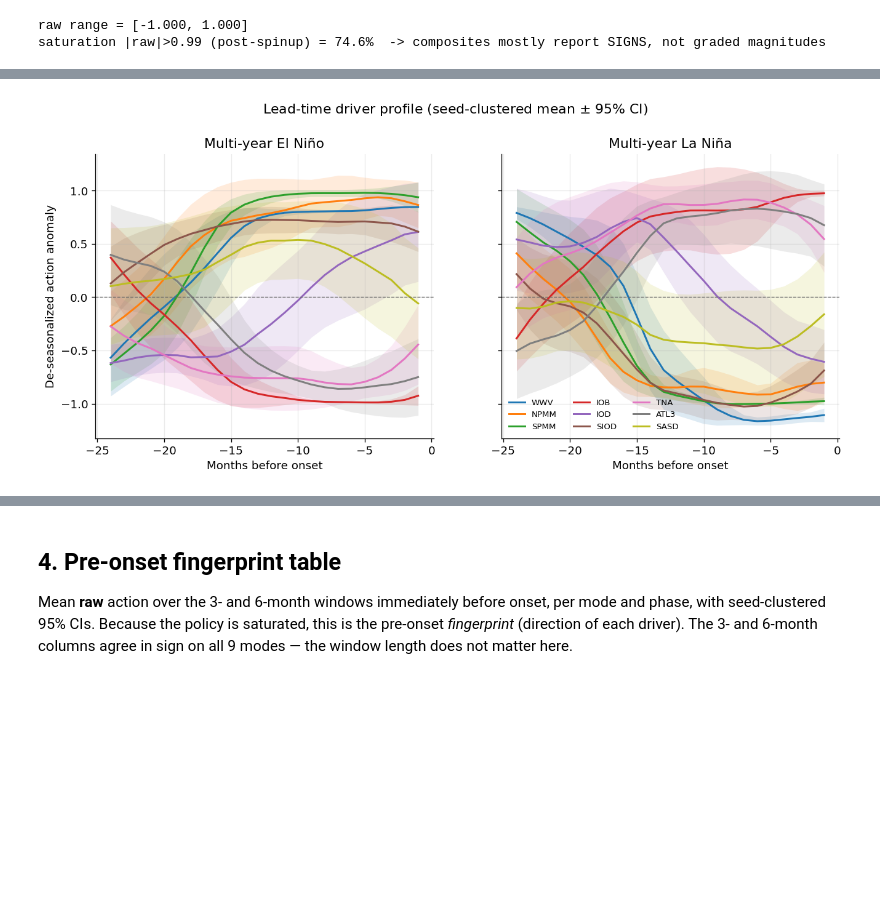
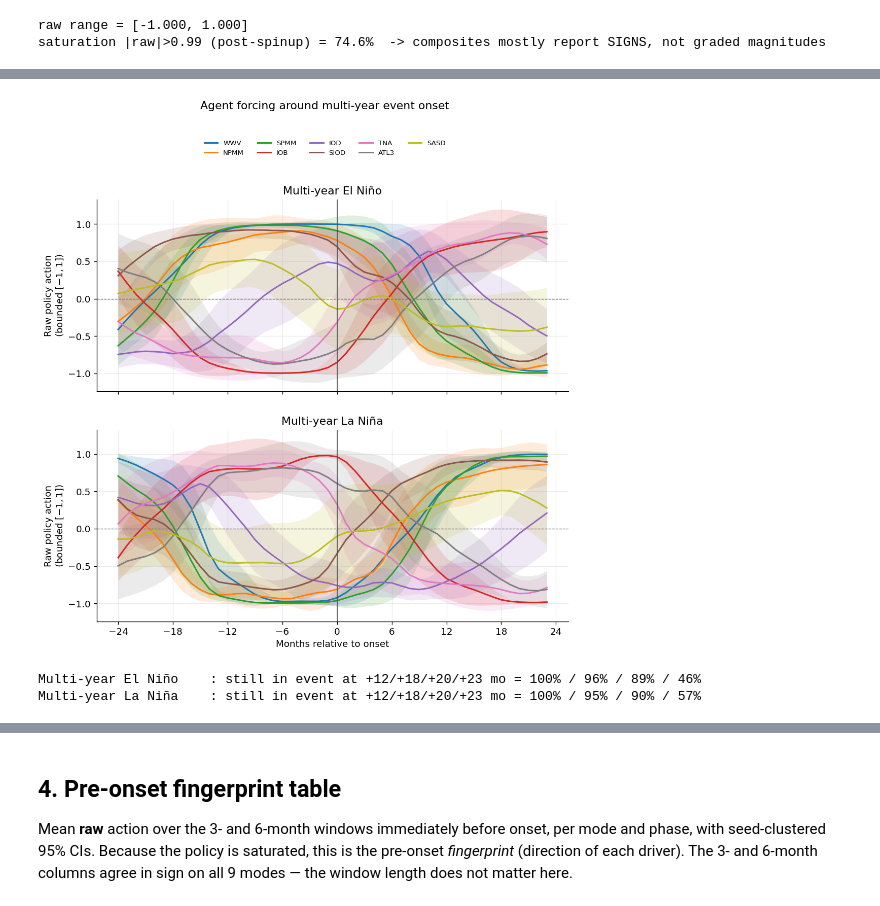
Before and after one commit to ayman-tech/enso-rl, a Jupyter notebook: notebooks/precursor_analysis.ipynb, the cells around one changed output, grey strips where cells are left out. Saved outputs shown, nothing was run; the diff lists cells and outputs as text; code cells hidden in the pictures; blank space fills up the shorter version.

```diff
--- a/notebooks/precursor_analysis.ipynb
+++ b/notebooks/precursor_analysis.ipynb
@@ -38,7 +42,11 @@ BASE  = Path("..") / "plots" / NAME
 OUTDIR = BASE / "precursor"
 OUTDIR.mkdir(parents=True, exist_ok=True)
 
-LEAD  = 24                             # max lead (months before onset) to analyse
+LEAD  = 24                             # months BEFORE onset to analyse
+POST  = 24                             # months AFTER onset: median MY duration is 23-24 mo,
+                                       # 100% of events still running at +12, ~90% at +20,
+                                       # ~50% at +23 -> covers the full life cycle
+W     = LEAD + POST                    # composite window length
 CODES = {"el_nino": 3, "la_nina": 4}   # MYE label codes (3 = MY El Niño, 4 = MY La Niña)
 MODE_COLORS = dict(zip(XRO_MODES, plt.cm.tab10(np.linspace(0, 1, 10))))
 
@@ -100,8 +113,9 @@ for p, code in CODES.items():
     for si in range(S):
         for ri in range(R):
             for s0, e0, L in _find_continuous_runs((labels[si, ri] == code).astype(int)):
-                if s0 - LEAD >= spin:
+                if s0 - LEAD >= spin and s0 + POST <= T:
                     events[p].append((si, ri, s0))
 for p in CODES:
-    print(f"{PHASE_LABELS[p]:22s}: {len(events[p]):5d} onset events (full {LEAD}-mo window)")
+    print(f"{PHASE_LABELS[p]:22s}: {len(events[p]):5d} onset events "
+          f"(full -{LEAD}/+{POST}-mo window)")
 # %% [output]
@@ -117,35 +154,63 @@ sequencing signature.
 # %%
 def leadtime_profile(ev, arr):
-    # Seed-clustered lead-time composite. Returns mean[LEAD,9], ci[LEAD,9].
-    per_seed = np.full((S, LEAD, M), np.nan)
+    # Seed-clustered life-cycle composite over arr's last axis (9 actions or 10 states).
+    # Returns mean[W,K], ci[W,K] for lags -LEAD .. +POST-1.
+    K = arr.shape[-1]
+    per_seed = np.full((S, W, K), np.nan)
     for si in range(S):
-        wins = [arr[s, r, t0 - LEAD:t0, :] for (s, r, t0) in ev if s == si]
+        wins = [arr[s, r, t0 - LEAD:t0 + POST, :] for (s, r, t0) in ev if s == si]
         if wins:
             per_seed[si] = np.mean(wins, axis=0)
-    mean = np.full((LEAD, M), np.nan); ci = np.full((LEAD, M), np.nan)
-    for k in range(LEAD):
-        for mi in range(M):
-            col = per_seed[~np.isnan(per_seed[:, k, mi]), k, mi]
+    mean = np.full((W, K), np.nan); ci = np.full((W, K), np.nan)
+    for k in range(W):
+        for i in range(K):
+            col = per_seed[~np.isnan(per_seed[:, k, i]), k, i]
             if len(col) > 1:
-                mean[k, mi], ci[k, mi] = _mean_ci(col)
+                mean[k, i], ci[k, i] = _mean_ci(col)
     return mean, ci
 
-prof = {p: leadtime_profile(events[p], anom) for p in CODES}
-lags = np.arange(-LEAD, 0)
+def survival(p):
+    # % of composited events still inside the event, by post-onset lag. Not drawn on the
+    # figures (kept clean) -- report it in the caption instead.
+    return 100 * (np.stack([labels[s, r, t0:t0 + POST]
+                            for (s, r, t0) in events[p]]) == CODES[p]).mean(0)
 
-fig, axes = plt.subplots(1, 2, figsize=(13, 5), sharey=True)
+def mark_lifecycle(ax, p):
+    ax.axvline(0, color="0.3", lw=1.0)                       # onset
+    ax.set_xticks(np.arange(-LEAD, POST + 1, 6))             # 6-month grid
+
+def lifecycle_legend(fig, ax, ncol):
+    h, l = ax.get_legend_handles_labels()
+    fig.legend(h, l, ncol=ncol, fontsize=8, frameon=False,
+               loc="upper center", bbox_to_anchor=(0.5, 1.0))
+
+# RAW actions (not de-seasonalized): the policy's own seasonal behaviour is kept in.
+# `anom` above stays available as the seasonality check -- see the markdown.
+prof = {p: leadtime_profile(events[p], raw) for p in CODES}
+lags = np.arange(-LEAD, POST)
+
+fig, axes = plt.subplots(2, 1, figsize=(10, 9), sharex=True, sharey=True)
 for ax, p in zip(axes, CODES):
     mean, ci = prof[p]
     for mi, nm in enumerate(names):
         ax.plot(lags, mean[:, mi], color=MODE_COLORS[nm], lw=1.8, label=nm)
         ax.fill_between(lags, mean[:, mi] - ci[:, mi], mean[:, mi] + ci[:, mi],
                         color=MODE_COLORS[nm], alpha=0.15, lw=0)
     ax.axhline(0, color="0.4", lw=0.8, ls="--")
-    ax.set_title(PHASE_LABELS[p]); ax.set_xlabel("Months before onset")
-axes[0].set_ylabel("De-seasonalized action anomaly")
-axes[1].legend(ncol=3, fontsize=8, frameon=False, loc="lower left")
-fig.suptitle("Lead-time driver profile (seed-clustered mean $\\pm$ 95% CI)", y=1.02)
+    mark_lifecycle(ax, p)
+    ax.set_title(PHASE_LABELS[p]); ax.set_ylabel("Raw policy action\n(bounded $[-1, 1]$)")
+axes[-1].set_xlabel("Months relative to onset")
+lifecycle_legend(fig, axes[0], 5)
+fig.suptitle("Agent forcing around multi-year event onset", y=1.06)
 fig.savefig(OUTDIR / "07a_precursor_leadtime.png")
 plt.show()
+
+# For the figure caption: how much of the composite is still inside the event.
+for p in CODES:
+    sv = survival(p)
+    print(f"{PHASE_LABELS[p]:22s}: still in event at +12/+18/+20/+23 mo = "
+          + " / ".join(f"{sv[k]:.0f}%" for k in (12, 18, 20, 23)))
 # %% [output]
-[figure, old version]
+[figure, new version]
+Multi-year El Niño    : still in event at +12/+18/+20/+23 mo = 100% / 96% / 89% / 46%
+Multi-year La Niña    : still in event at +12/+18/+20/+23 mo = 100% / 95% / 90% / 57%
```
Also changed, not shown: parts of 17 cells of this notebook, 1 other file.
